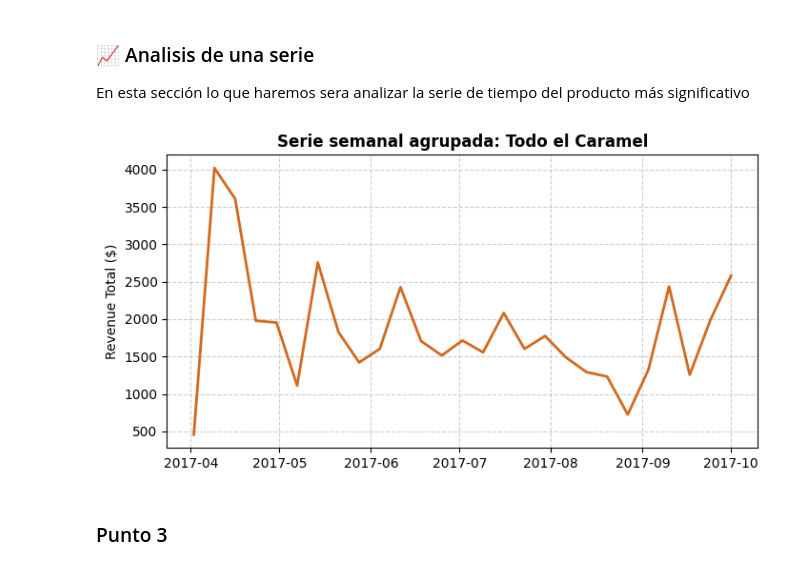
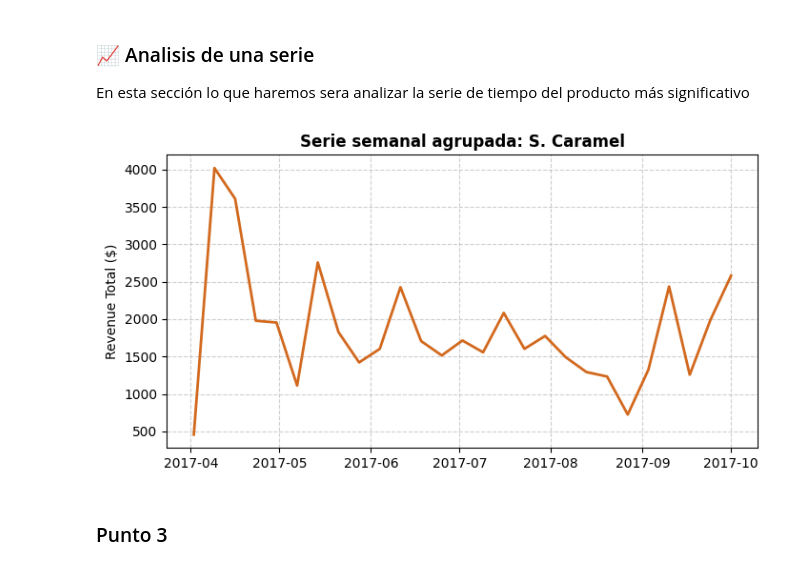
Before and after one commit to Manuel-Carreno/forecasting-parcial, a Jupyter notebook: 02_Parcial_Forecasting_(grupo).ipynb, the cells around one changed output. Cells and saved outputs as stored; diff of their text form; code cells hidden in the pictures.

```diff
--- a/02_Parcial_Forecasting_(grupo).ipynb
+++ b/02_Parcial_Forecasting_(grupo).ipynb
@@ -614,17 +670,17 @@ En esta sección lo que haremos sera analizar la serie de tiempo del producto m
 # %%
 # Agrupamos todas las variantes de Caramel (St, Staff, etc.) en una sola serie
 df_caramel = data[data['Product'].str.contains('Caramel', case=False, na=False)].copy()
 serie_analizar = df_caramel.resample('W-SUN', on='Date_clean')['Revenue'].sum().fillna(0)
 
 # Gráfica de la serie agrupada
 plt.figure(figsize=(8,4))
 plt.plot(serie_analizar, color='chocolate', linewidth=2)
-plt.title("Serie semanal agrupada: Todo el Caramel", fontweight='bold')
+plt.title("Serie semanal agrupada: S. Caramel", fontweight='bold')
 plt.ylabel("Revenue Total ($)")
 plt.grid(True, linestyle='--', alpha=0.6)
 plt.show()
 # %% [output]
-[figure, old version]
+[figure, new version]
 # %% [markdown]
 ### Punto 3
 # %%
```
Also changed, not shown: parts of 3 cells of this notebook.
